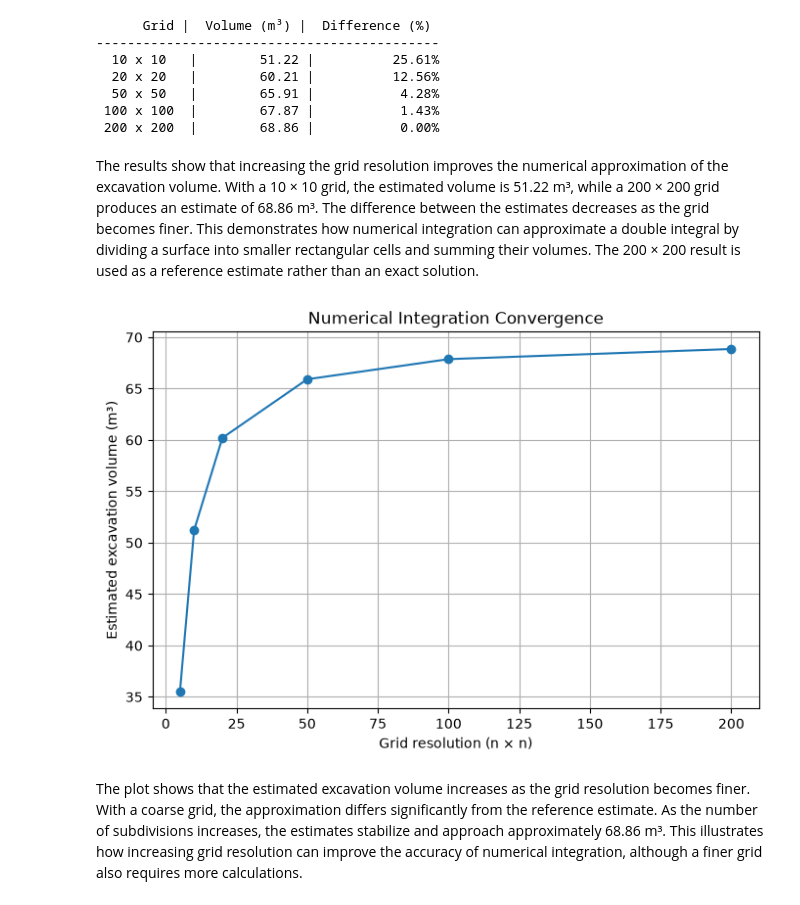
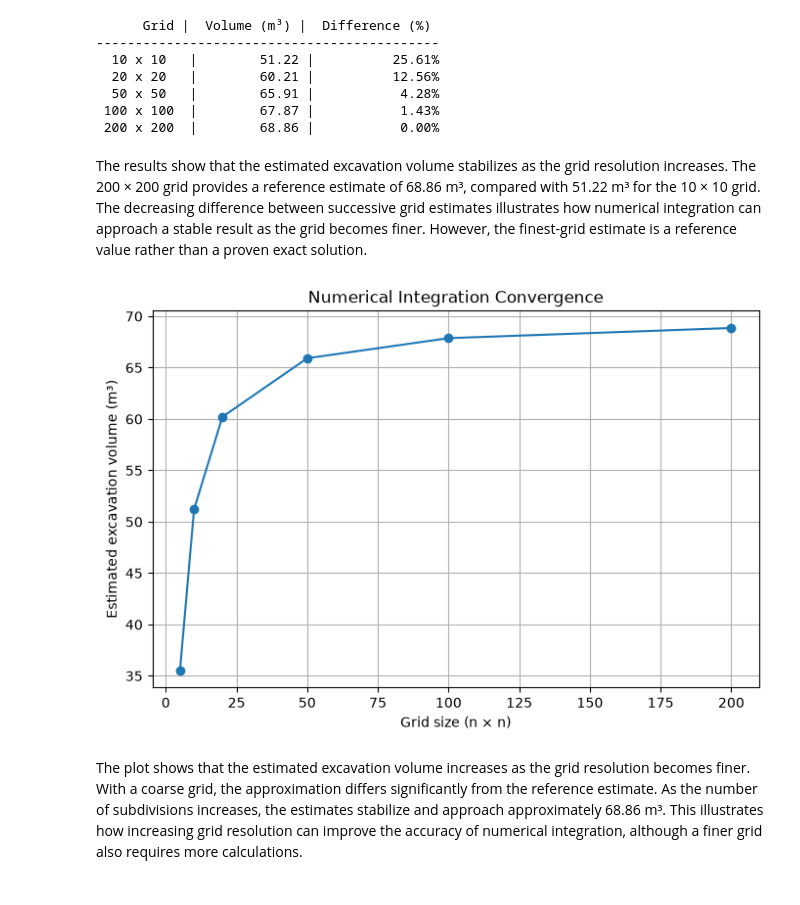
Before and after one commit to Edgybug/integrals-course-project, a Jupyter notebook: course_project.ipynb, the cells around one changed output. Drawn from its saved outputs; the diff is of its cells as text; code cells hidden in the pictures.

```diff
--- a/course_project.ipynb
+++ b/course_project.ipynb
@@ -1263,36 +1264,35 @@ for n, volume in zip(resolutions, volumes):
  100 x 100  |        67.87 |           1.43%
  200 x 200  |        68.86 |           0.00%
 # %% [markdown]
-The results show that increasing the grid resolution improves the numerical approximation of the excavation volume. With a 10 × 10 grid, the estimated volume is 51.22 m³, while a 200 × 200 grid produces an estimate of 68.86 m³. The difference between the estimates decreases as the grid becomes finer. This demonstrates how numerical integration can approximate a double integral by dividing a surface into smaller rectangular cells and summing their volumes. The 200 × 200 result is used as a reference estimate rather than an exact solution.
+The results show that the estimated excavation volume stabilizes as the grid resolution increases. The 200 × 200 grid provides a reference estimate of 68.86 m³, compared with 51.22 m³ for the 10 × 10 grid. The decreasing difference between successive grid estimates illustrates how numerical integration can approach a stable result as the grid becomes finer. However, the finest-grid estimate is a reference value rather than a proven exact solution.
 # %%
-volume = double_integrate(excavation_depth, 200, 200, 0, 10, 0, 10)
 resolutions = [5, 10, 20, 50, 100, 200]
 volumes = []
 
 for n in resolutions:
     volume = double_integrate(
         excavation_depth,
         nx=n,
         ny=n,
         x_min=0,
         x_max=10,
         y_min=0,
         y_max=10
     )
 
     volumes.append(volume)
 
 fig, ax = plt.subplots(figsize=(8, 5))
 
 ax.plot(resolutions, volumes, marker="o")
 ax.set_xlabel("Grid size (n × n)")
 ax.set_ylabel("Estimated excavation volume (m³)")
 ax.set_title("Numerical Integration Convergence")
 ax.grid(True)
 
 plt.show()
 # %% [output]
-[figure, old version]
+[figure, new version]
 # %% [markdown]
 The plot shows that the estimated excavation volume increases as the grid resolution becomes finer. With a coarse grid, the approximation differs significantly from the reference estimate. As the number of subdivisions increases, the estimates stabilize and approach approximately 68.86 m³. This illustrates how increasing grid resolution can improve the accuracy of numerical integration, although a finer grid also requires more calculations.
 # %% [markdown]
```
Also changed, not shown: parts of 14 cells of this notebook, 2 other files.
